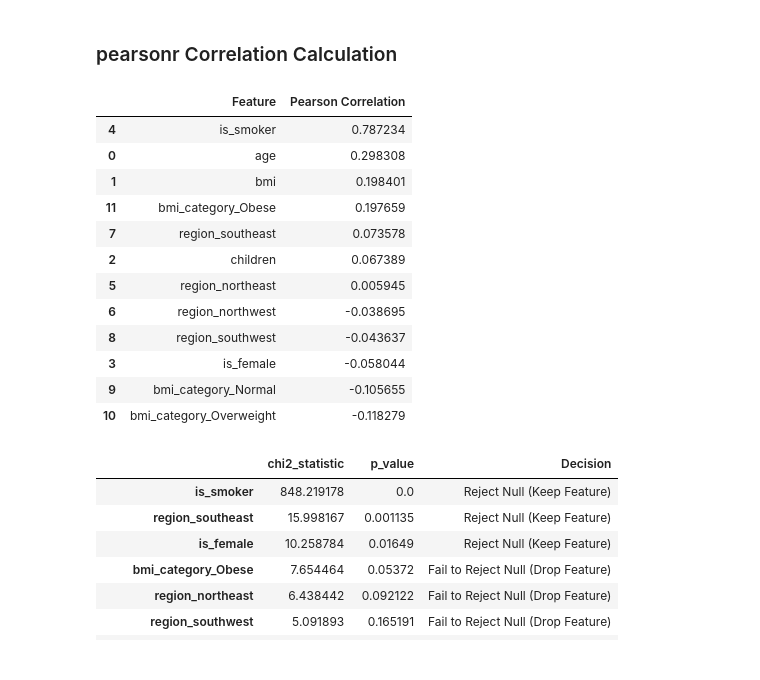
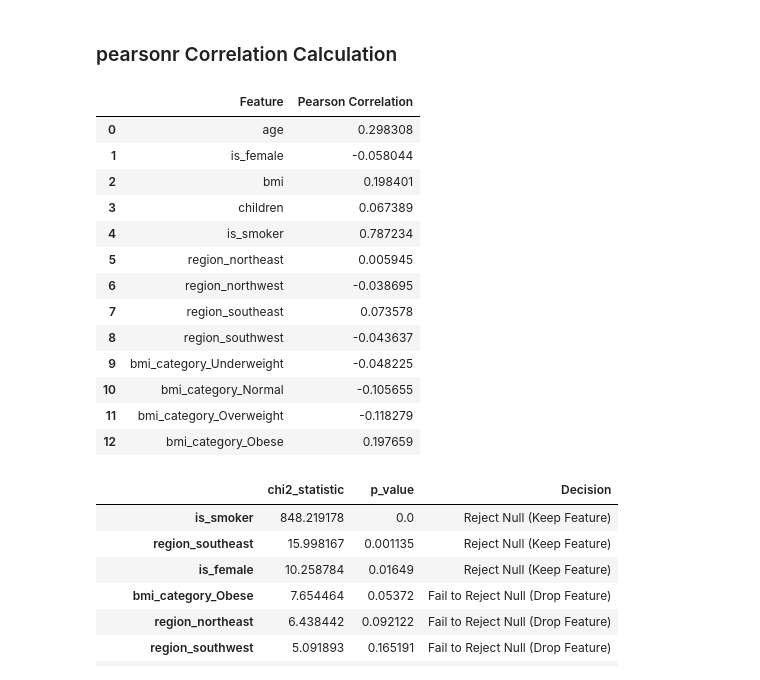
Before and after one commit to Zafar-Ashfak/Machine-Learning, a Jupyter notebook: eda.ipynb, the cells around one changed output. Saved outputs shown, nothing was run; the diff lists cells and outputs as text; code cells hidden in the pictures.

Commit message:
cleaning and preprocessiing data frame

```diff
--- a/eda.ipynb
+++ b/eda.ipynb
@@ -381,40 +382,38 @@ df_cleaned.head()
 # %%
 from scipy.stats import pearsonr
 
-# List of features to check against target(charges)
-selected_features = [
-    'age', 'bmi', 'children', 'is_female', 'is_smoker',
-    'region_northeast', 'region_northwest', 'region_southeast', 'region_southwest',
-    'bmi_category_Normal', 'bmi_category_Overweight',
-    'bmi_category_Obese'
-]
+# List of features to check against target feature (charges)
+selected_features = ['age', 'is_female', 'bmi', 'children', 'is_smoker', 'region_northeast', 'region_northwest', 'region_southeast', 'region_southwest', 'bmi_category_Underweight', 'bmi_category_Normal', 'bmi_category_Overweight', 'bmi_category_Obese']
 
 correlations = {
     feature : pearsonr(
         df_cleaned[feature],
         df_cleaned['charges']
     )[0]
 
     for feature in selected_features
 }
 
-correlation_df = pd.DataFrame(list(correlations.items()), columns=['Feature', 'Pearson Correlation'])
+correlation_df = pd.DataFrame(list(correlations.items()), columns= ['Feature', 'Pearson Correlation'])
 
 correlation_df.sort_values(by='Pearson Correlation', ascending=False)
+
+correlation_df
 # %% [output]
 |  | Feature | Pearson Correlation |
+| 0 | age | 0.298308 |
+| 1 | is_female | -0.058044 |
+| 2 | bmi | 0.198401 |
+| 3 | children | 0.067389 |
 | 4 | is_smoker | 0.787234 |
-| 0 | age | 0.298308 |
-| 1 | bmi | 0.198401 |
-| 11 | bmi_category_Obese | 0.197659 |
-| 7 | region_southeast | 0.073578 |
-| 2 | children | 0.067389 |
 | 5 | region_northeast | 0.005945 |
 | 6 | region_northwest | -0.038695 |
+| 7 | region_southeast | 0.073578 |
 | 8 | region_southwest | -0.043637 |
-| 3 | is_female | -0.058044 |
-| 9 | bmi_category_Normal | -0.105655 |
-| 10 | bmi_category_Overweight | -0.118279 |
+| 9 | bmi_category_Underweight | -0.048225 |
+| 10 | bmi_category_Normal | -0.105655 |
+| 11 | bmi_category_Overweight | -0.118279 |
+| 12 | bmi_category_Obese | 0.197659 |
 # %%
 cat_features = [
     'is_female', 'is_smoker', 'region_northeast', 'region_northwest', 'region_southeast', 'region_southwest', 'bmi_category_Normal', 'bmi_category_Overweight',
```
Also changed, not shown: parts of 11 cells of this notebook.
